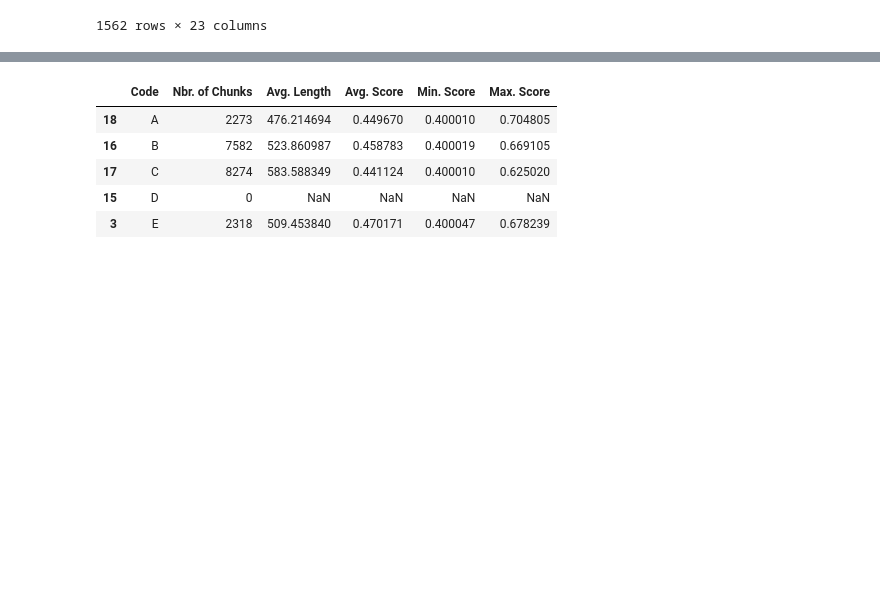
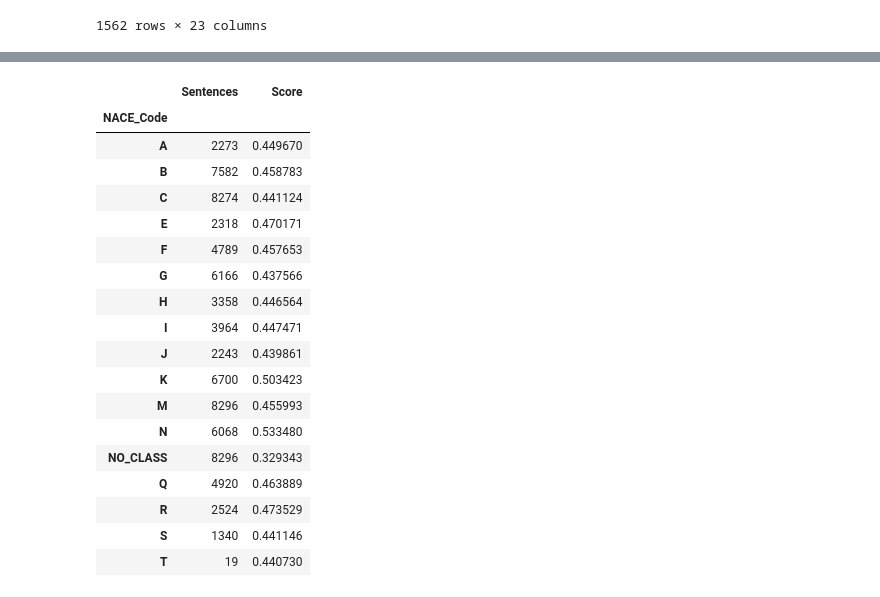
Before and after one commit to hendrikweichel/nace_report_topic_analysis, a Jupyter notebook: benchmark/aggregate_training_data_reading.ipynb, the cells around one changed output, grey strips where cells are left out. Saved outputs shown, nothing was run; the diff lists cells and outputs as text; code cells hidden in the pictures; blank space fills up the shorter version.

```diff
--- a/benchmark/aggregate_training_data_reading.ipynb
+++ b/benchmark/aggregate_training_data_reading.ipynb
@@ -35,7 +53,7 @@ top_k_sentences = 200000
 filter_only_right_chunks = True
 # %%
 # if true, adds random chunks that do not fulfill the minimum treshold (for BERT Training)
-with_null_classifiers = False
+with_null_classifiers = True
 # %%
 new_threshold_cos_sin = 0.4
 # %%
@@ -211,11 +229,0 @@ full_df = pd.concat(full_df, axis=0, ignore_index=True)
-# %%
-df_recordings = pd.DataFrame(recordings)
-df_recordings = df_recordings.sort_values(by="Code")
-df_recordings.head()
-# %% [output]
-|  | Code | Nbr. of Chunks | Avg. Length | Avg. Score | Min. Score | Max. Score |
-| 18 | A | 2273 | 476.214694 | 0.449670 | 0.400010 | 0.704805 |
-| 16 | B | 7582 | 523.860987 | 0.458783 | 0.400019 | 0.669105 |
-| 17 | C | 8274 | 583.588349 | 0.441124 | 0.400010 | 0.625020 |
-| 15 | D | 0 | NaN | NaN | NaN | NaN |
-| 3 | E | 2318 | 509.453840 | 0.470171 | 0.400047 | 0.678239 |
@@ -224,3 +239,25 @@ df_recordings.to_csv(end_path + "/statistics.csv")
+# %%
+statistics
+# %% [output]
+|  | Sentences | Score |
+| NACE_Code |  |  |
+| A | 2273 | 0.449670 |
+| B | 7582 | 0.458783 |
+| C | 8274 | 0.441124 |
+| E | 2318 | 0.470171 |
+| F | 4789 | 0.457653 |
+| G | 6166 | 0.437566 |
+| H | 3358 | 0.446564 |
+| I | 3964 | 0.447471 |
+| J | 2243 | 0.439861 |
+| K | 6700 | 0.503423 |
+| M | 8296 | 0.455993 |
+| N | 6068 | 0.533480 |
+| NO_CLASS | 8296 | 0.329343 |
+| Q | 4920 | 0.463889 |
+| R | 2524 | 0.473529 |
+| S | 1340 | 0.441146 |
+| T | 19 | 0.440730 |
 # %%
 full_df= full_df.rename(columns={"Sentences": "text"})
 #full_df = full_df.drop(columns="Score")
```
Also changed, not shown: parts of 17 cells of this notebook, 10 other files.
